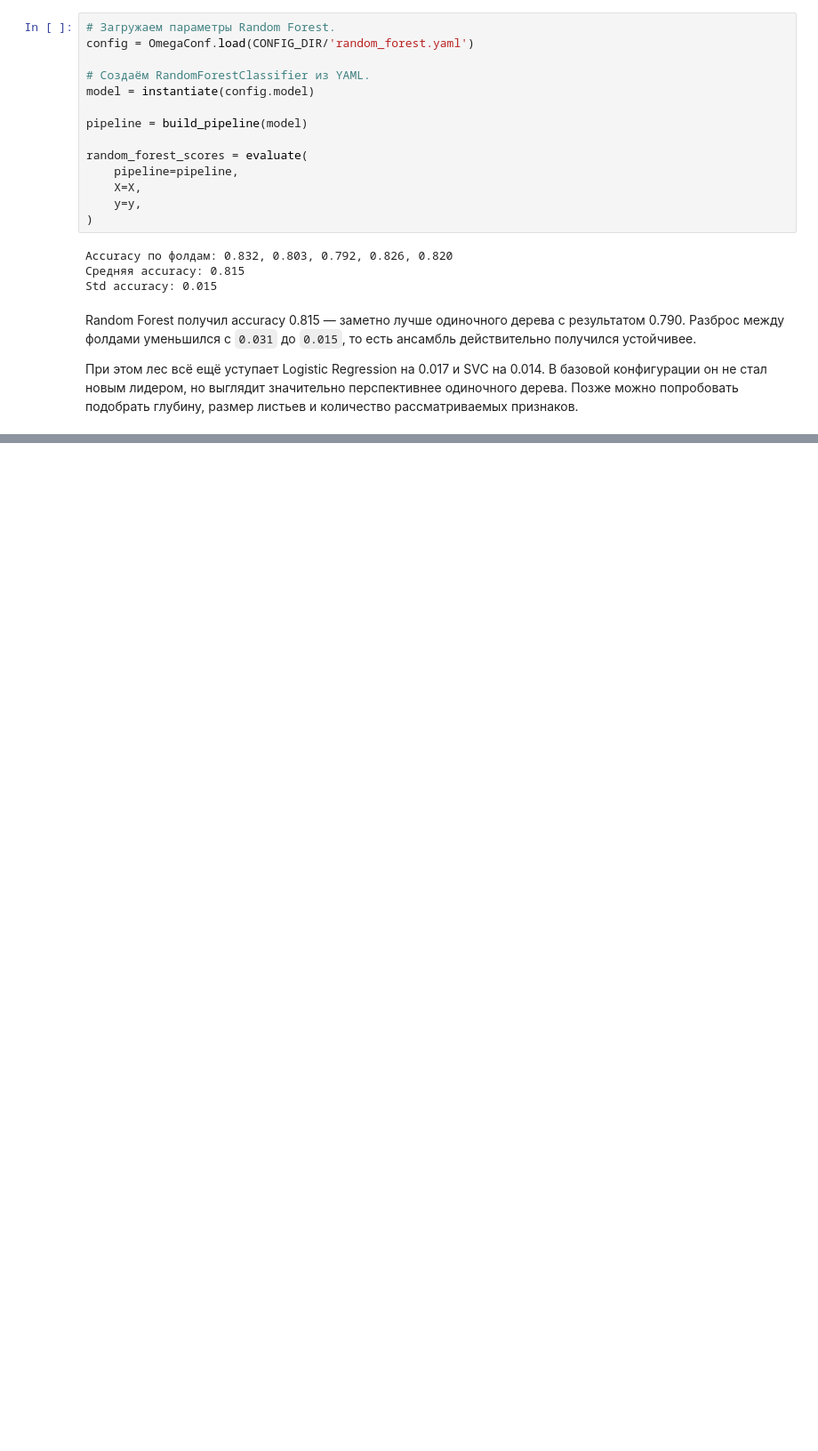
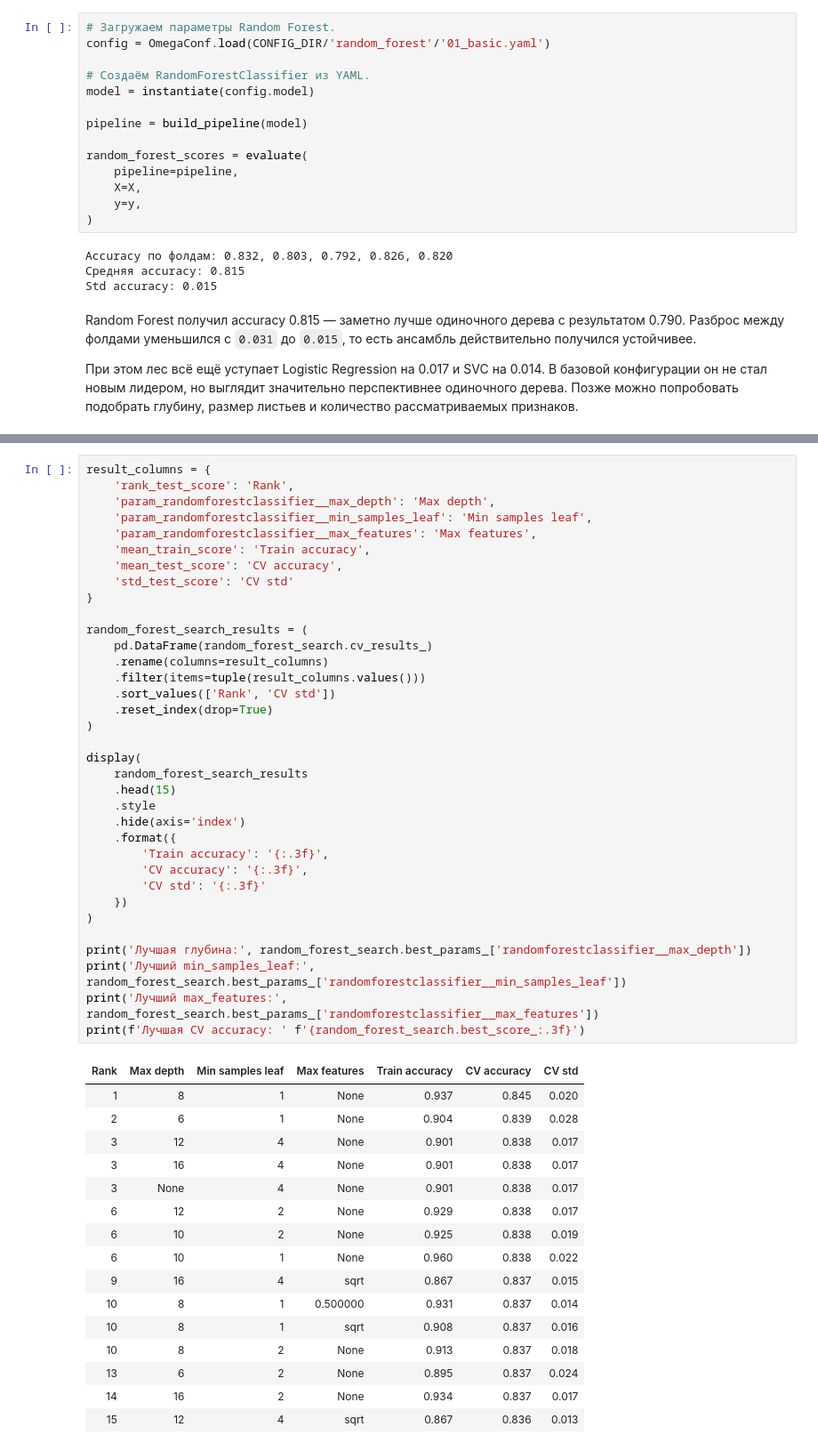
Before and after one commit to caesarrimskiyyyyyyyyyyyy/competition-titanic, a Jupyter notebook: notebooks/03_experiments.ipynb, the cells around one changed output, grey strips where cells are left out. Shown at 89% size. Saved outputs shown, nothing was run; the diff lists cells and outputs as text; blank space fills up the shorter version.

Commit message:
random forest experiment

```diff
--- a/notebooks/03_experiments.ipynb
+++ b/notebooks/03_experiments.ipynb
@@ -380,7 +380,7 @@ Std accuracy: 0.031
 Пока запускаем лес с базовыми ограничениями и 500 деревьями. Глубину, размеры листьев и число признаков будем подбирать только после сравнения стартовых результатов.
 # %%
 # Загружаем параметры Random Forest.
-config = OmegaConf.load(CONFIG_DIR/'random_forest.yaml')
+config = OmegaConf.load(CONFIG_DIR/'random_forest'/'01_basic.yaml')
 
 # Создаём RandomForestClassifier из YAML.
 model = instantiate(config.model)
@@ -402,0 +439,52 @@ Random Forest получил accuracy 0.815 — заметно лучше оди
+# %%
+result_columns = {
+    'rank_test_score': 'Rank',
+    'param_randomforestclassifier__max_depth': 'Max depth',
+    'param_randomforestclassifier__min_samples_leaf': 'Min samples leaf',
+    'param_randomforestclassifier__max_features': 'Max features',
+    'mean_train_score': 'Train accuracy',
+    'mean_test_score': 'CV accuracy',
+    'std_test_score': 'CV std'
+}
+
+random_forest_search_results = (
+    pd.DataFrame(random_forest_search.cv_results_)
+    .rename(columns=result_columns)
+    .filter(items=tuple(result_columns.values()))
+    .sort_values(['Rank', 'CV std'])
+    .reset_index(drop=True)
+)
+
+display(
+    random_forest_search_results
+    .head(15)
+    .style
+    .hide(axis='index')
+    .format({
+        'Train accuracy': '{:.3f}',
+        'CV accuracy': '{:.3f}',
+        'CV std': '{:.3f}'
+    })
+)
+
+print('Лучшая глубина:', random_forest_search.best_params_['randomforestclassifier__max_depth'])
+print('Лучший min_samples_leaf:', random_forest_search.best_params_['randomforestclassifier__min_samples_leaf'])
+print('Лучший max_features:', random_forest_search.best_params_['randomforestclassifier__max_features'])
+print(f'Лучшая CV accuracy: ' f'{random_forest_search.best_score_:.3f}')
+# %% [output]
+| Rank | Max depth | Min samples leaf | Max features | Train accuracy | CV accuracy | CV std |
+| 1 | 8 | 1 | None | 0.937 | 0.845 | 0.020 |
+| 2 | 6 | 1 | None | 0.904 | 0.839 | 0.028 |
+| 3 | 12 | 4 | None | 0.901 | 0.838 | 0.017 |
+| 3 | 16 | 4 | None | 0.901 | 0.838 | 0.017 |
+| 3 | None | 4 | None | 0.901 | 0.838 | 0.017 |
+| 6 | 12 | 2 | None | 0.929 | 0.838 | 0.017 |
+| 6 | 10 | 2 | None | 0.925 | 0.838 | 0.019 |
+| 6 | 10 | 1 | None | 0.960 | 0.838 | 0.022 |
+| 9 | 16 | 4 | sqrt | 0.867 | 0.837 | 0.015 |
+| 10 | 8 | 1 | 0.500000 | 0.931 | 0.837 | 0.014 |
+| 10 | 8 | 1 | sqrt | 0.908 | 0.837 | 0.016 |
+| 10 | 8 | 2 | None | 0.913 | 0.837 | 0.018 |
+| 13 | 6 | 2 | None | 0.895 | 0.837 | 0.024 |
+| 14 | 16 | 2 | None | 0.934 | 0.837 | 0.017 |
+| 15 | 12 | 4 | sqrt | 0.867 | 0.836 | 0.013 |
```
Also changed, not shown: parts of 5 cells of this notebook, 3 other files.
